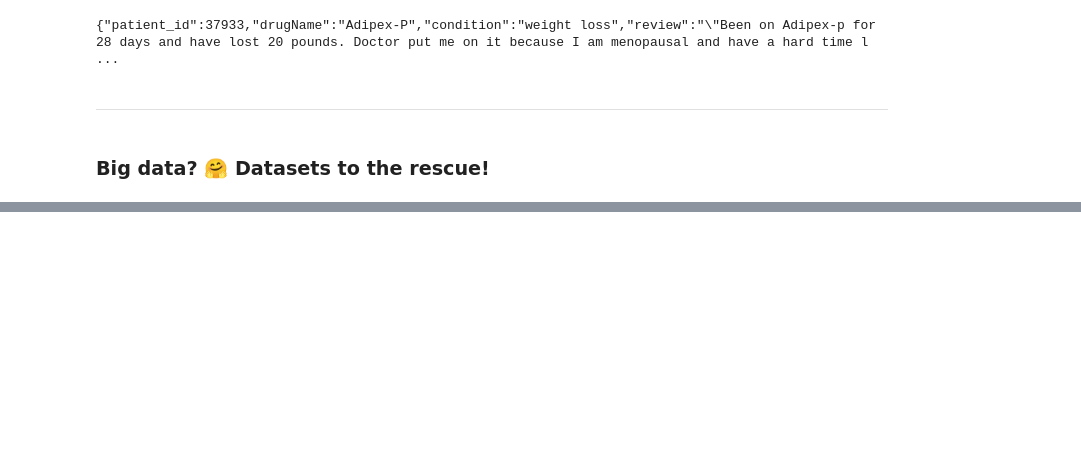
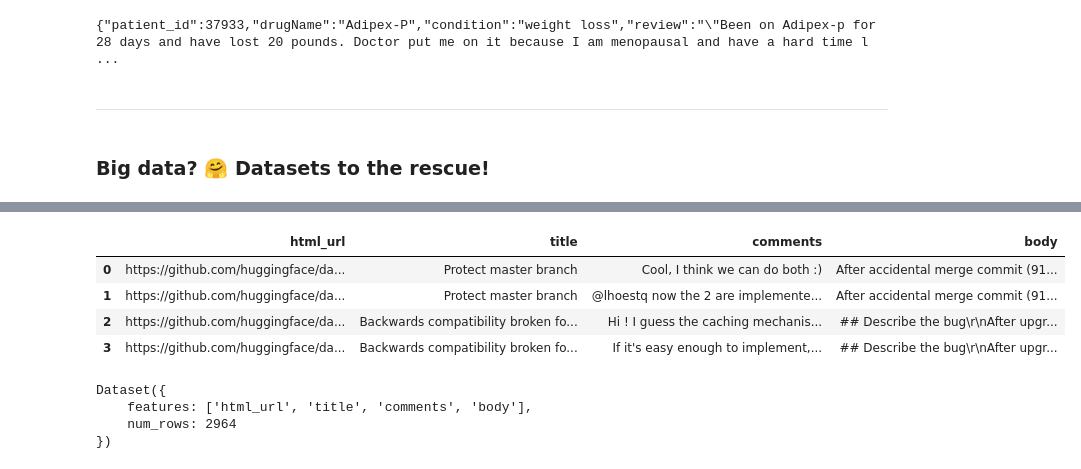
Before and after one commit to buruzaemon/hf-nlp-course, a Jupyter notebook: HF_NLP_Ch5.ipynb, the cells around one changed output, grey strips where cells are left out. Saved outputs shown, nothing was run; the diff lists cells and outputs as text; code cells hidden in the pictures; blank space fills up the shorter version.

```diff
--- a/HF_NLP_Ch5.ipynb
+++ b/HF_NLP_Ch5.ipynb
@@ -798,0 +1143,19 @@ drug_dataset_reloaded = load_dataset("json", data_files=data_files)
+# %%
+comments_df = df.explode("comments", ignore_index=True)
+comments_df.head(4)
+# %% [output]
+|  | html_url | title | comments | body |
+| 0 | https://github.com/huggingface/da... | Protect master branch | Cool, I think we can do both :) | After accidental merge commit (91... |
+| 1 | https://github.com/huggingface/da... | Protect master branch | @lhoestq now the 2 are implemente... | After accidental merge commit (91... |
+| 2 | https://github.com/huggingface/da... | Backwards compatibility broken fo... | Hi ! I guess the caching mechanis... | ## Describe the bug\r\nAfter upgr... |
+| 3 | https://github.com/huggingface/da... | Backwards compatibility broken fo... | If it's easy enough to implement,... | ## Describe the bug\r\nAfter upgr... |
+# %%
+from datasets import Dataset
+
+comments_dataset = Dataset.from_pandas(comments_df)
+comments_dataset
+# %% [output]
+Dataset({
+    features: ['html_url', 'title', 'comments', 'body'],
+    num_rows: 2964
+})
```
Also changed, not shown: parts of 108 cells of this notebook.
